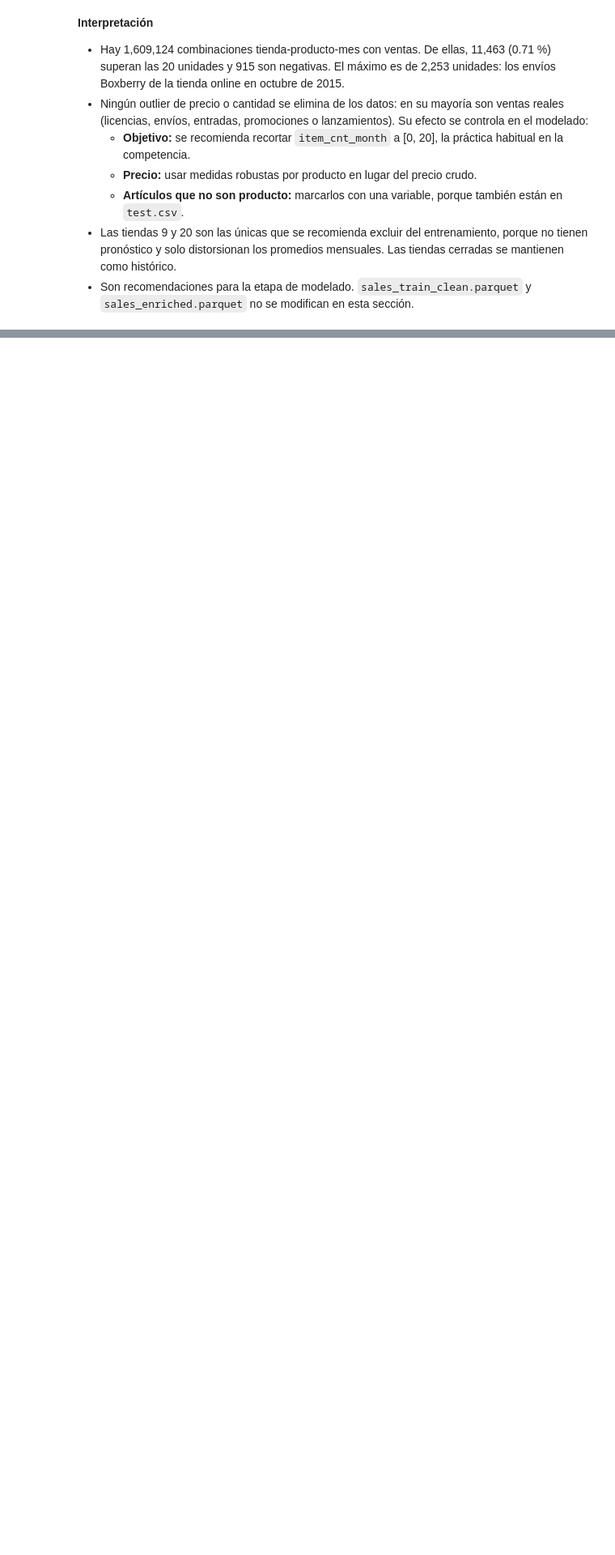
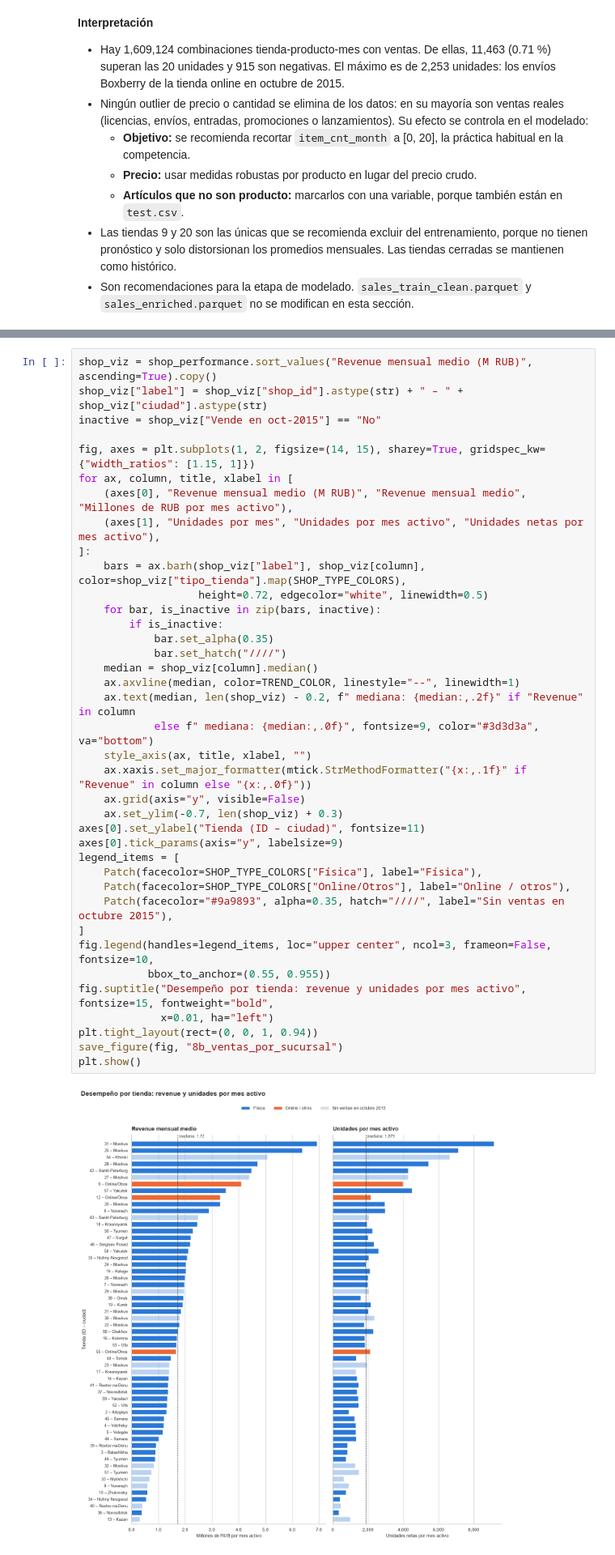
Before and after one commit to LuisCruz1996/predict_future_sales, a Jupyter notebook: notebooks/01_exploratory_data_analysis.ipynb, the cells around one changed output, grey strips where cells are left out. Shown at 81% size. Drawn from its saved outputs; the diff is of its cells as text; blank space fills up the shorter version.

```diff
--- a/notebooks/01_exploratory_data_analysis.ipynb
+++ b/notebooks/01_exploratory_data_analysis.ipynb
@@ -3537,0 +3689,40 @@ Pares tienda-producto-mes: 1,609,124 | item_cnt_month > 20: 11,463 (0.71%) | < 0
+# %%
+shop_viz = shop_performance.sort_values("Revenue mensual medio (M RUB)", ascending=True).copy()
+shop_viz["label"] = shop_viz["shop_id"].astype(str) + " – " + shop_viz["ciudad"].astype(str)
+inactive = shop_viz["Vende en oct-2015"] == "No"
+
+fig, axes = plt.subplots(1, 2, figsize=(14, 15), sharey=True, gridspec_kw={"width_ratios": [1.15, 1]})
+for ax, column, title, xlabel in [
+    (axes[0], "Revenue mensual medio (M RUB)", "Revenue mensual medio", "Millones de RUB por mes activo"),
+    (axes[1], "Unidades por mes", "Unidades por mes activo", "Unidades netas por mes activo"),
+]:
+    bars = ax.barh(shop_viz["label"], shop_viz[column], color=shop_viz["tipo_tienda"].map(SHOP_TYPE_COLORS),
+                   height=0.72, edgecolor="white", linewidth=0.5)
+    for bar, is_inactive in zip(bars, inactive):
+        if is_inactive:
+            bar.set_alpha(0.35)
+            bar.set_hatch("////")
+    median = shop_viz[column].median()
+    ax.axvline(median, color=TREND_COLOR, linestyle="--", linewidth=1)
+    ax.text(median, len(shop_viz) - 0.2, f" mediana: {median:,.2f}" if "Revenue" in column
+            else f" mediana: {median:,.0f}", fontsize=9, color="#3d3d3a", va="bottom")
+    style_axis(ax, title, xlabel, "")
+    ax.xaxis.set_major_formatter(mtick.StrMethodFormatter("{x:,.1f}" if "Revenue" in column else "{x:,.0f}"))
+    ax.grid(axis="y", visible=False)
+    ax.set_ylim(-0.7, len(shop_viz) + 0.3)
+axes[0].set_ylabel("Tienda (ID – ciudad)", fontsize=11)
+axes[0].tick_params(axis="y", labelsize=9)
+legend_items = [
+    Patch(facecolor=SHOP_TYPE_COLORS["Física"], label="Física"),
+    Patch(facecolor=SHOP_TYPE_COLORS["Online/Otros"], label="Online / otros"),
+    Patch(facecolor="#9a9893", alpha=0.35, hatch="////", label="Sin ventas en octubre 2015"),
+]
+fig.legend(handles=legend_items, loc="upper center", ncol=3, frameon=False, fontsize=10,
+           bbox_to_anchor=(0.55, 0.955))
+fig.suptitle("Desempeño por tienda: revenue y unidades por mes activo", fontsize=15, fontweight="bold",
+             x=0.01, ha="left")
+plt.tight_layout(rect=(0, 0, 1, 0.94))
+save_figure(fig, "8b_ventas_por_sucursal")
+plt.show()
+# %% [output]
+[figure, added]
```
Also changed, not shown: parts of 24 cells of this notebook, 7 other files.
